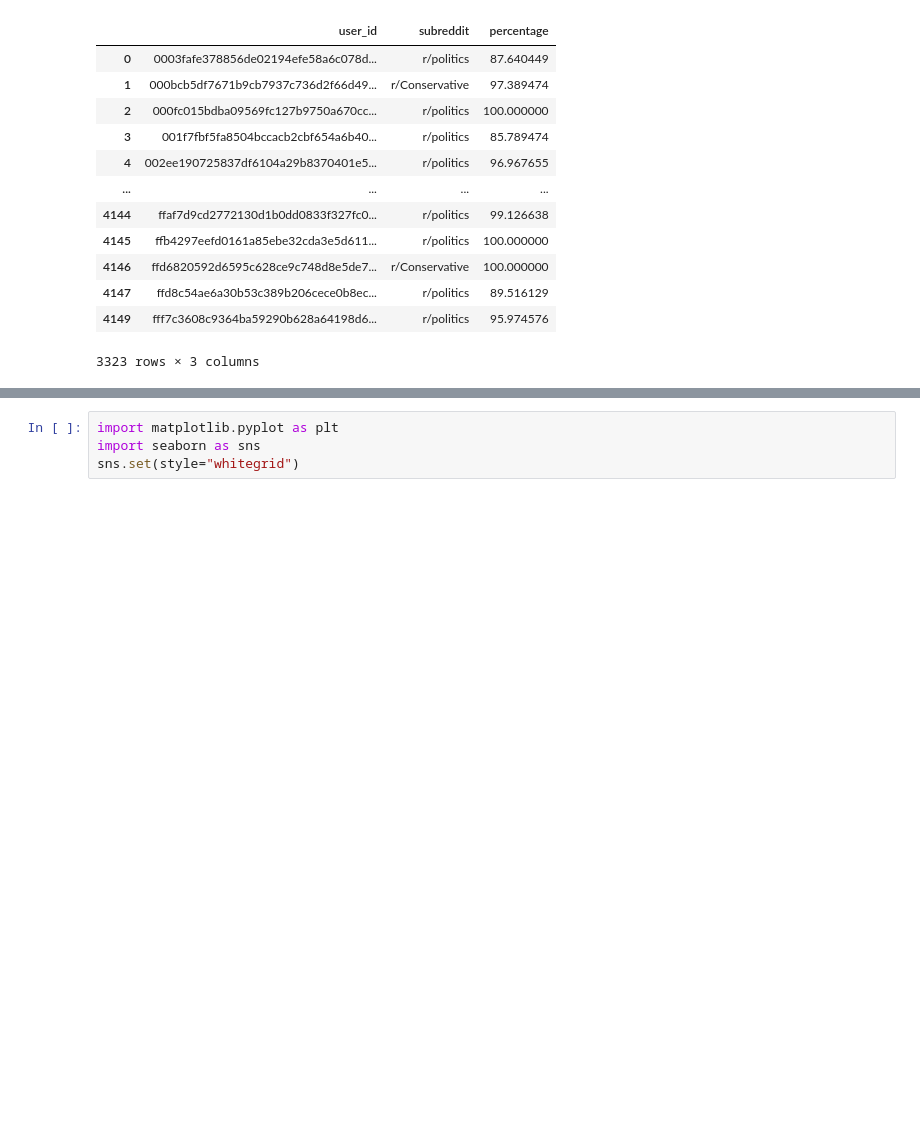
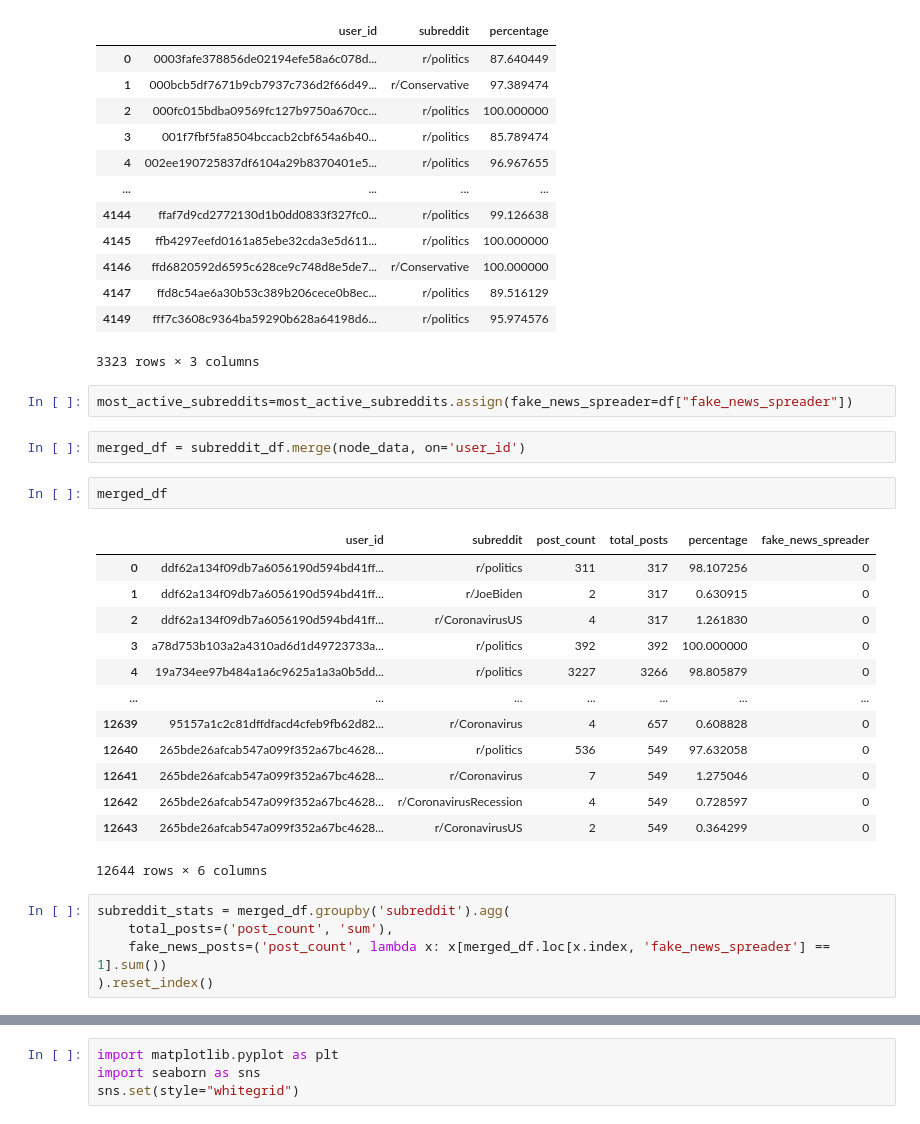
Before and after one commit to PetarKalinovski/manu-project, a Jupyter notebook: FACTOID/Factoid-dataset.ipynb, the cells around one changed output, grey strips where cells are left out. Drawn from its saved outputs; the diff is of its cells as text; blank space fills up the shorter version.

Commit message:
Added dataset that counts fake news users by subreddit

```diff
--- a/FACTOID/Factoid-dataset.ipynb
+++ b/FACTOID/Factoid-dataset.ipynb
@@ -127,3 +107,28 @@ most_active_subreddits[most_active_subreddits["percentage"]]
 | 4147 | ffd8c54ae6a30b53c389b206cece0b8ec... | r/politics | 89.516129 |
 | 4149 | fff7c3608c9364ba59290b628a64198d6... | r/politics | 95.974576 |
 3323 rows × 3 columns
+# %%
+most_active_subreddits=most_active_subreddits.assign(fake_news_spreader=df["fake_news_spreader"])
+# %%
+merged_df = subreddit_df.merge(node_data, on='user_id')
+# %%
+merged_df
+# %% [output]
+|  | user_id | subreddit | post_count | total_posts | percentage | fake_news_spreader |
+| 0 | ddf62a134f09db7a6056190d594bd41ff... | r/politics | 311 | 317 | 98.107256 | 0 |
+| 1 | ddf62a134f09db7a6056190d594bd41ff... | r/JoeBiden | 2 | 317 | 0.630915 | 0 |
+| 2 | ddf62a134f09db7a6056190d594bd41ff... | r/CoronavirusUS | 4 | 317 | 1.261830 | 0 |
+| 3 | a78d753b103a2a4310ad6d1d49723733a... | r/politics | 392 | 392 | 100.000000 | 0 |
+| 4 | 19a734ee97b484a1a6c9625a1a3a0b5dd... | r/politics | 3227 | 3266 | 98.805879 | 0 |
+| ... | ... | ... | ... | ... | ... | ... |
+| 12639 | 95157a1c2c81dffdfacd4cfeb9fb62d82... | r/Coronavirus | 4 | 657 | 0.608828 | 0 |
+| 12640 | 265bde26afcab547a099f352a67bc4628... | r/politics | 536 | 549 | 97.632058 | 0 |
+| 12641 | 265bde26afcab547a099f352a67bc4628... | r/Coronavirus | 7 | 549 | 1.275046 | 0 |
+| 12642 | 265bde26afcab547a099f352a67bc4628... | r/CoronavirusRecession | 4 | 549 | 0.728597 | 0 |
+| 12643 | 265bde26afcab547a099f352a67bc4628... | r/CoronavirusUS | 2 | 549 | 0.364299 | 0 |
+12644 rows × 6 columns
+# %%
+subreddit_stats = merged_df.groupby('subreddit').agg(
+    total_posts=('post_count', 'sum'),
+    fake_news_posts=('post_count', lambda x: x[merged_df.loc[x.index, 'fake_news_spreader'] == 1].sum())
+).reset_index()
```
Also changed, not shown: parts of 8 cells of this notebook.
